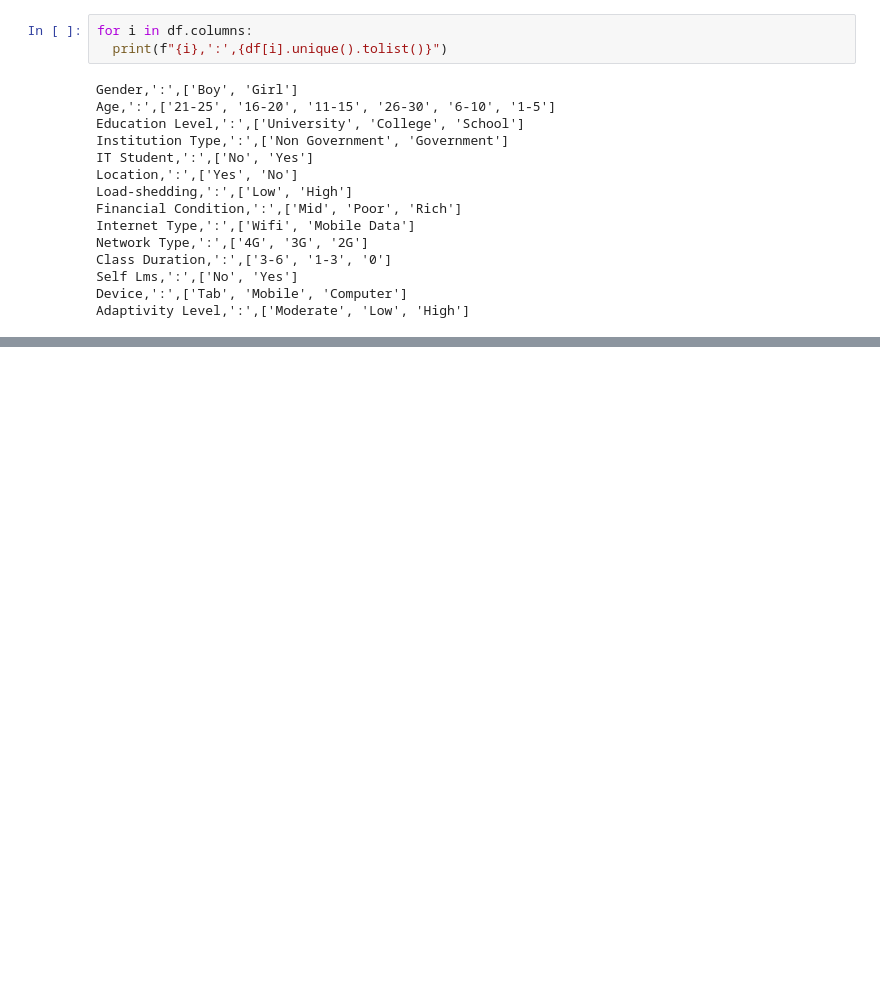
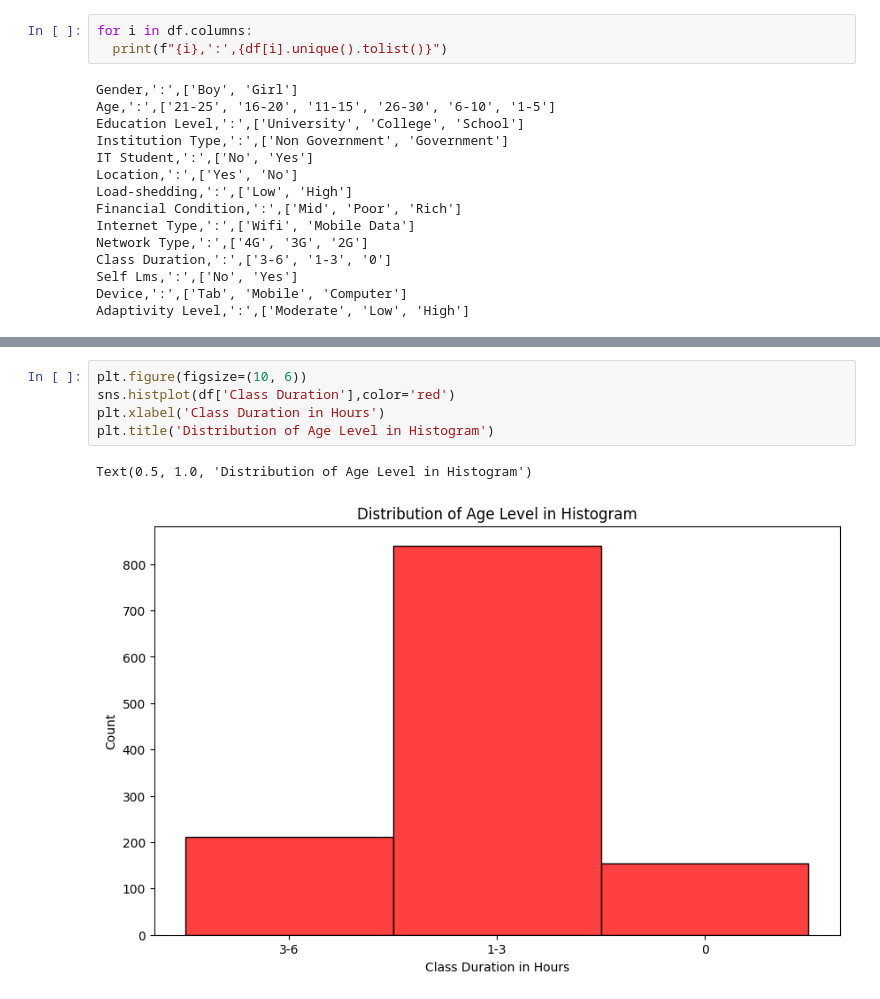
Before and after one commit to Diwash17/IPL-project-, a Jupyter notebook: Students_adaptability_in_online_education_.ipynb, the cells around one changed output, grey strips where cells are left out. Saved outputs shown, nothing was run; the diff lists cells and outputs as text; blank space fills up the shorter version.

```diff
--- a/Students_adaptability_in_online_education_.ipynb
+++ b/Students_adaptability_in_online_education_.ipynb
@@ -168,0 +189,8 @@ px.pie(df,'Institution Type')
+# %%
+plt.figure(figsize=(10, 6))
+sns.histplot(df['Class Duration'],color='red')
+plt.xlabel('Class Duration in Hours')
+plt.title('Distribution of Age Level in Histogram')
+# %% [output]
+Text(0.5, 1.0, 'Distribution of Age Level in Histogram')
+[figure, added]
```
Also changed, not shown: parts of 5 cells of this notebook.
